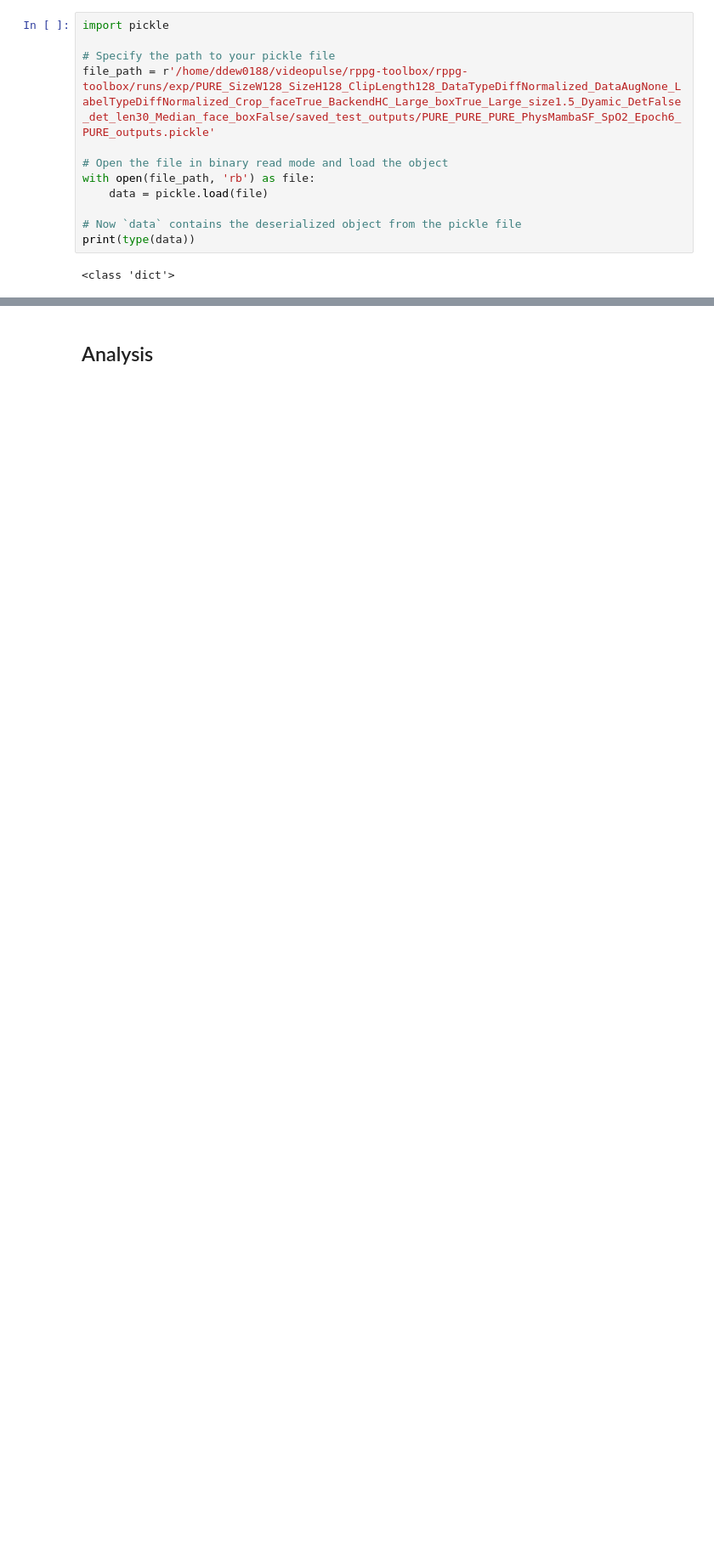
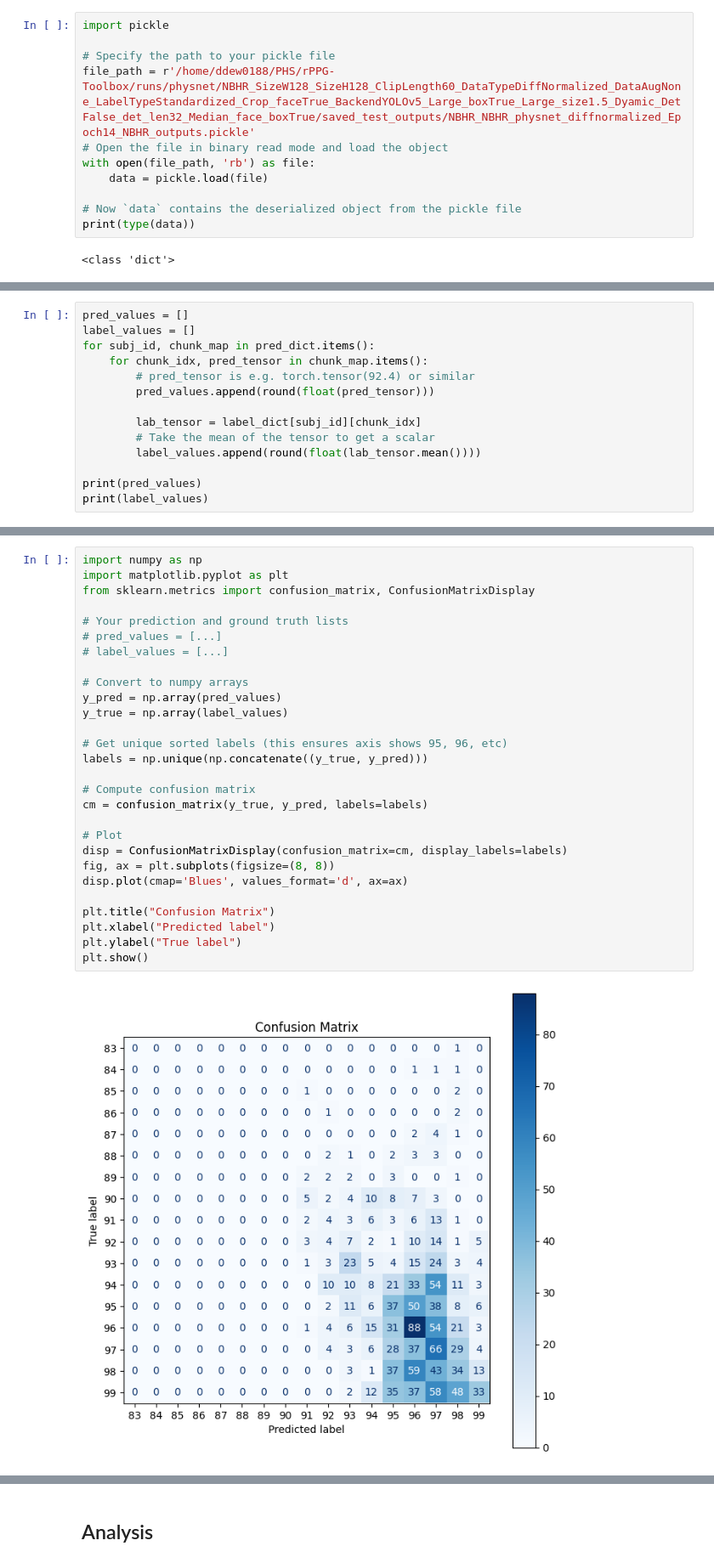
Before and after one commit to Final-Year-Project-KDHP/rPPG-Toolbox, a Jupyter notebook: PhysMambaSF_SpO2.ipynb, the cells around one changed output, grey strips where cells are left out. Shown at 85% size. Saved outputs shown, nothing was run; the diff lists cells and outputs as text; blank space fills up the shorter version.

Commit message:
Add nbhr loader

```diff
--- a/PhysMambaSF_SpO2.ipynb
+++ b/PhysMambaSF_SpO2.ipynb
@@ -2,8 +2,7 @@
 import pickle
 
 # Specify the path to your pickle file
-file_path = r'/home/ddew0188/videopulse/rppg-toolbox/rppg-toolbox/runs/exp/PURE_SizeW128_SizeH128_ClipLength128_DataTypeDiffNormalized_DataAugNone_LabelTypeDiffNormalized_Crop_faceTrue_BackendHC_Large_boxTrue_Large_size1.5_Dyamic_DetFalse_det_len30_Median_face_boxFalse/saved_test_outputs/PURE_PURE_PURE_PhysMambaSF_SpO2_Epoch6_PURE_outputs.pickle'
-
+file_path = r'/home/ddew0188/PHS/rPPG-Toolbox/runs/physnet/NBHR_SizeW128_SizeH128_ClipLength60_DataTypeDiffNormalized_DataAugNone_LabelTypeStandardized_Crop_faceTrue_BackendYOLOv5_Large_boxTrue_Large_size1.5_Dyamic_DetFalse_det_len32_Median_face_boxTrue/saved_test_outputs/NBHR_NBHR_physnet_diffnormalized_Epoch14_NBHR_outputs.pickle'
 # Open the file in binary read mode and load the object
 with open(file_path, 'rb') as file:
     data = pickle.load(file)
@@ -34,0 +33,14 @@ print(label_values)
+# %%
+pred_values = []
+label_values = []
+for subj_id, chunk_map in pred_dict.items():
+    for chunk_idx, pred_tensor in chunk_map.items():
+        # pred_tensor is e.g. torch.tensor(92.4) or similar
+        pred_values.append(round(float(pred_tensor)))
+
+        lab_tensor = label_dict[subj_id][chunk_idx]
+        # Take the mean of the tensor to get a scalar
+        label_values.append(round(float(lab_tensor.mean())))
+
+print(pred_values)
+print(label_values)
@@ -34,0 +50,30 @@ print(label_values)
+# %%
+import numpy as np
+import matplotlib.pyplot as plt
+from sklearn.metrics import confusion_matrix, ConfusionMatrixDisplay
+
+# Your prediction and ground truth lists
+# pred_values = [...]
+# label_values = [...]
+
+# Convert to numpy arrays
+y_pred = np.array(pred_values)
+y_true = np.array(label_values)
+
+# Get unique sorted labels (this ensures axis shows 95, 96, etc)
+labels = np.unique(np.concatenate((y_true, y_pred)))
+
+# Compute confusion matrix
+cm = confusion_matrix(y_true, y_pred, labels=labels)
+
+# Plot
+disp = ConfusionMatrixDisplay(confusion_matrix=cm, display_labels=labels)
+fig, ax = plt.subplots(figsize=(8, 8))
+disp.plot(cmap='Blues', values_format='d', ax=ax)
+
+plt.title("Confusion Matrix")
+plt.xlabel("Predicted label")
+plt.ylabel("True label")
+plt.show()
+# %% [output]
+[figure, added]
```
Also changed, not shown: parts of 4 cells of this notebook, 7 other files.
